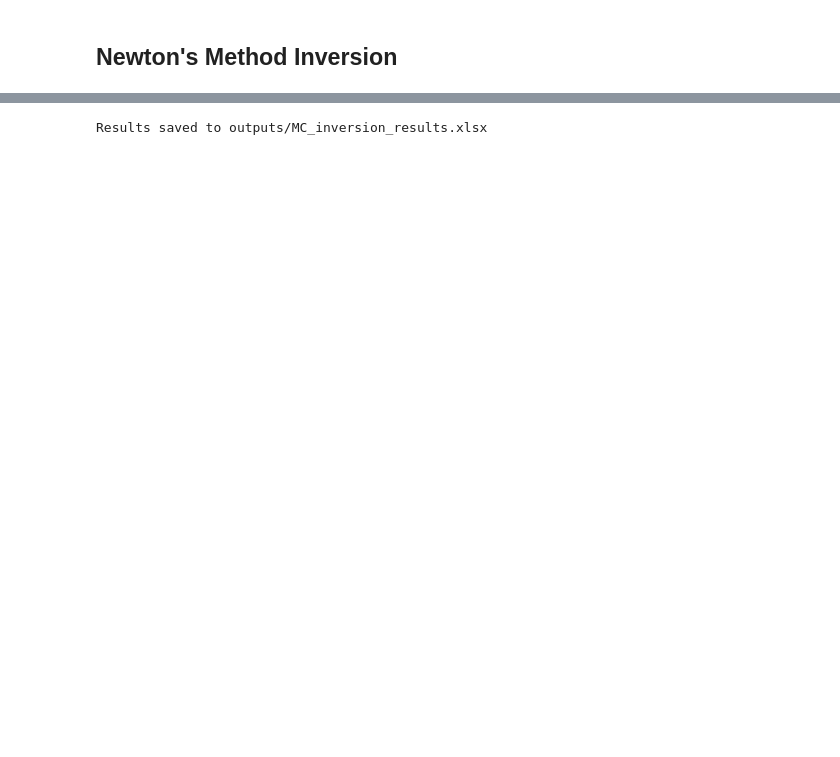
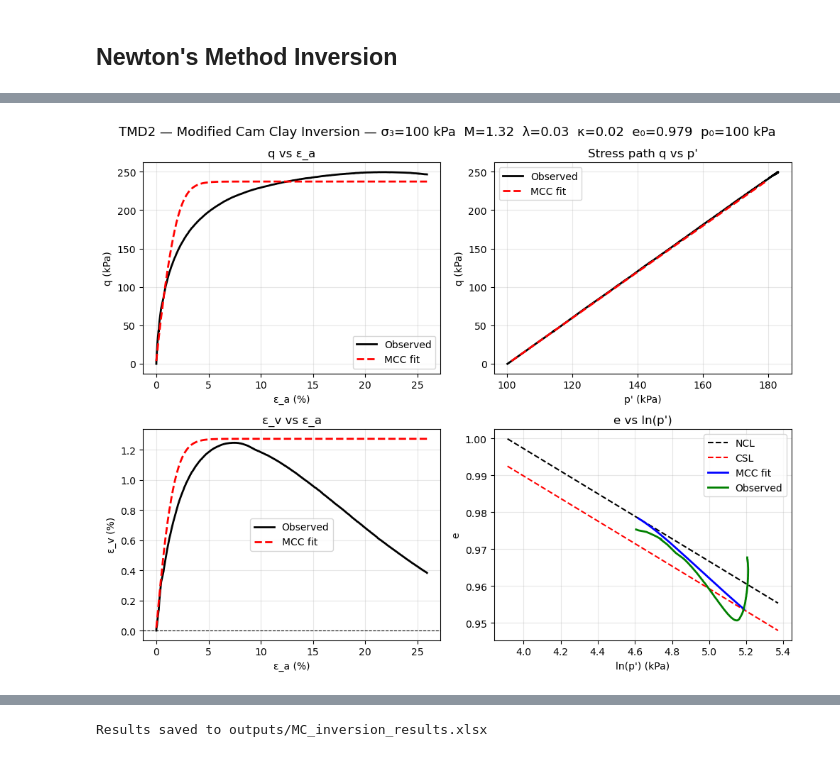
Before and after one commit to lambertnguyen-git/Constitutive-Soil-Models-Inversion-and-Neural-Networks, a Jupyter notebook: Inversion_MCC.ipynb, the cells around one changed output, grey strips where cells are left out. Cells and saved outputs as stored; diff of their text form; code cells hidden in the pictures; blank space fills up the shorter version.

Commit message:
MCC inversion partially working

```diff
--- a/Inversion_MCC.ipynb
+++ b/Inversion_MCC.ipynb
@@ -196,3 +238,21 @@ def grad_hess_function(params, dobs, c=0, wphys=100, soiltype = 'sand'):
             grad[i] = 0.0
 
     return grad, hess
+# %%
+# gradient checks
+
+paramsgrad = np.array([1.45, 0.10, 0.02, 0.25, 0.965, sigma3])
+
+grad, hess = grad_hess_function_MCC(paramsgrad, dobs, wphys=1686, soiltype='sand')
+
+param_names = ['M', 'λ', 'κ', 'ν', 'e0', 'p0']
+
+print("Gradient:")
+for i, name in enumerate(param_names):
+    print(f"  dφ/d{name} = {grad[i]:.6f}")
+
+print("\nHessian diagonal:")
+for i, name in enumerate(param_names):
+    print(f"  d²φ/d{name}² = {hess[i]:.6f}")
+
+print("\nBig magnitudes since initial guess is far from the target")
@@ -393,0 +371,74 @@ Newton steps (if taken):
+# %%
+Mval_out, lam_out, kap_out, nu_out, e0_out, p0_out = params_out
+
+# NCL and iso_NCL lines
+p_range = np.linspace(sigma3 * 0.5, dpred_final['p'].max() * 1.2, 200)
+Nval_out    = e0_out - kap_out * np.log(p0_out / sigma3) + lam_out * np.log(p0_out)
+gam_out     = Nval_out - np.log(2) * (lam_out - kap_out)
+e_out       = dpred_final['e']
+p           = dpred_final['p']
+
+e_ncl_out = Nval_out - lam_out * np.log(p_range)
+e_csl_out = gam_out - lam_out * np.log(p_range)
+
+q_csl_out = Mval_out * p_range
+
+## Plots
+fig, axes = plt.subplots(2, 2, figsize=(10, 8))
+
+# q vs eps_a
+axes[0,0].plot(dobs['epsa']*100,        dobs['q'],          'k-',  lw=2, label='Observed')
+axes[0,0].plot(dobs['epsa']*100,        dpred_final['q'],   'r--', lw=2, label='MCC fit')
+axes[0,0].set_xlabel('ε_a (%)')
+axes[0,0].set_ylabel('q (kPa)')
+axes[0,0].set_title('q vs ε_a')
+axes[0,0].legend()
+axes[0,0].grid(alpha=0.3)
+
+# q vs p
+axes[0,1].plot(dobs['p'],               dobs['q'],          'k-',  lw=2, label='Observed')
+axes[0,1].plot(dpred_final['p'],        dpred_final['q'],   'r--', lw=2, label='MCC fit')
+axes[0,1].set_xlabel("p' (kPa)")
+axes[0,1].set_ylabel('q (kPa)')
+axes[0,1].set_title("Stress path q vs p'")
+axes[0,1].legend()
+axes[0,1].grid(alpha=0.3)
+
+# epsv vs eps_a
+axes[1,0].plot(dobs['epsa']*100,        dobs['epsv']*100,         'k-',  lw=2, label='Observed')
+axes[1,0].plot(dobs['epsa']*100,        dpred_final['epsv']*100,  'r--', lw=2, label='MCC fit')
+axes[1,0].set_xlabel('ε_a (%)')
+axes[1,0].set_ylabel('ε_v (%)')
+axes[1,0].set_title('ε_v vs ε_a')
+axes[1,0].axhline(0, color='k', lw=0.8, ls='--')
+axes[1,0].legend()
+axes[1,0].grid(alpha=0.3)
+
+# e vs ln(p)
+axes[1,1].plot(np.log(p_range),        e_ncl_out,        'k--',  lw=1.5, label='NCL')
+axes[1,1].plot(np.log(p_range),        e_csl_out,        'r--', lw=1.5, label='CSL')
+axes[1,1].plot(np.log(dpred_final['p']), dpred_final['e'], 'b-',  lw=2,   label='MCC fit')
+axes[1,1].plot(np.log(dobs['p']),      dobs['e'],        'g-',  lw=2,   label='Observed')
+axes[1,1].set_xlabel("ln(p') (kPa)")
+axes[1,1].set_ylabel('e')
+axes[1,1].set_title("e vs ln(p')")
+axes[1,1].legend()
+axes[1,1].grid(alpha=0.3)
+
+plt.suptitle(f'{test} — Modified Cam Clay Inversion — σ₃={sigma3:.0f} kPa  M={Mval_out:.2f}  λ={lam_out:.2f}  κ={kap_out:.2f}  e₀={e0_out:.3f}  p₀={p0_out:.0f} kPa', fontsize=13)
+plt.tight_layout()
+plt.show()
+
+# convergence plot
+plt.figure(figsize=(6, 4))
+plt.plot(phi_history, 'b-o', markersize=4)
+plt.xlabel('Iteration')
+plt.ylabel('Objective φ')
+plt.title('Newton Inversion — Convergence')
+plt.yscale('log')
+plt.gca().xaxis.set_major_locator(ticker.MaxNLocator(integer=True))
+plt.grid(True, alpha=0.3)
+plt.tight_layout()
+plt.show()
+# %% [output]
+[figure, added]
```
Also changed, not shown: parts of 12 cells of this notebook, 51 other files.
